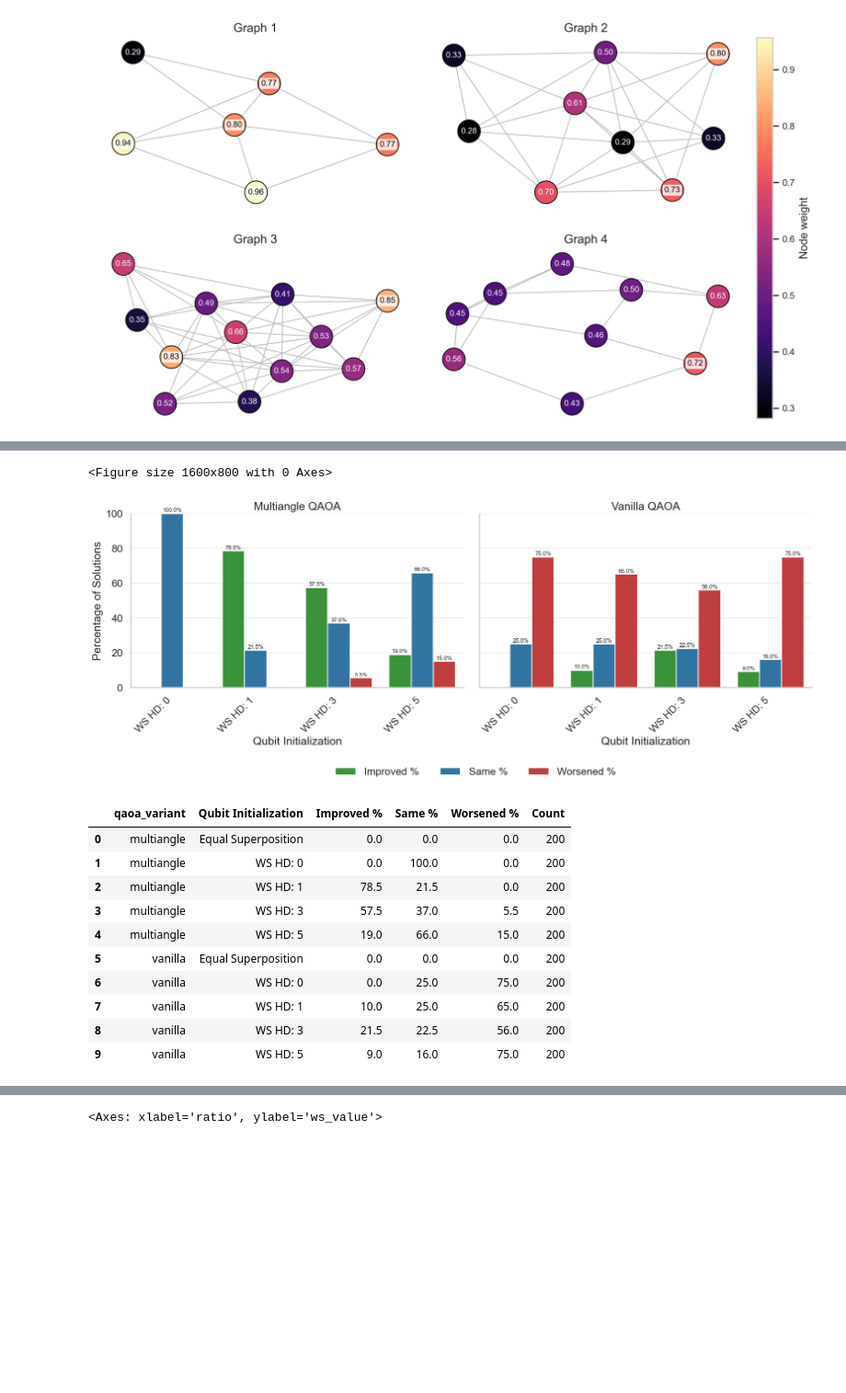
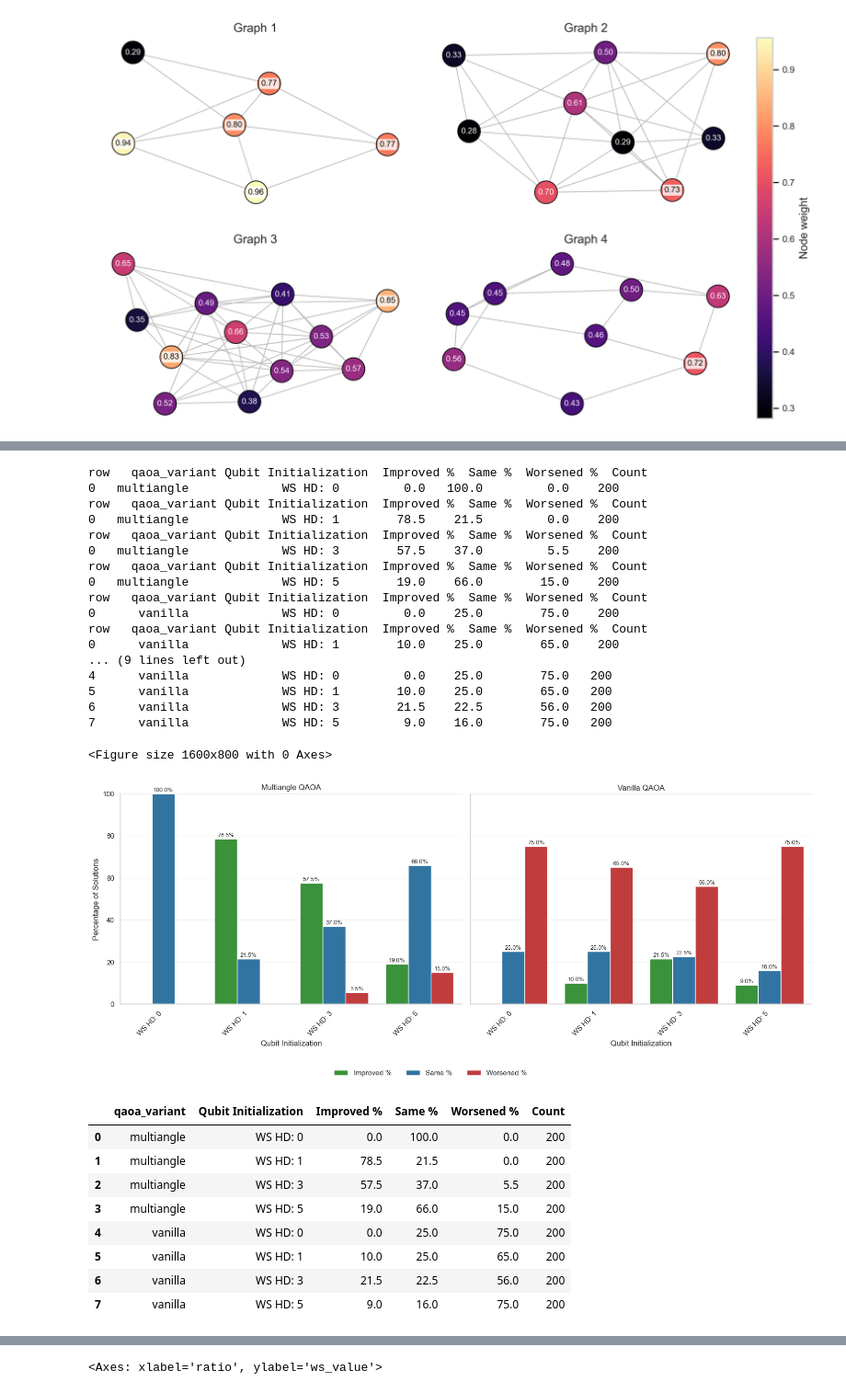
Before and after one commit to Smeidir/QAOA, a Jupyter notebook: results_visualizer.ipynb, the cells around one changed output, grey strips where cells are left out. Shown at 92% size. Drawn from its saved outputs; the diff is of its cells as text; code cells hidden in the pictures; blank space fills up the shorter version.

```diff
--- a/results_visualizer.ipynb
+++ b/results_visualizer.ipynb
@@ -586,5 +730,7 @@ TypeError: 'NoneType' object is not iterable
 # %%
-df_ws = results.copy()
+df_ws = results[results['backend_mode']=='statevector'].copy()
+df_ws['hamming_dist'] = df_ws['hamming_dist'].astype(int)
+
 df_ws['actual_improvement'] = np.where(
     df_ws['ws_value'].notnull(),
     df_ws['ws_value'] - df_ws['quantum_obj_value'],
@@ -619,18 +765,17 @@ ws_all = df_ws.copy()
 
 # Filter out Equal Superposition for the visualization
 ws_all_filtered = ws_all[ws_all['Qubit Initialization'] != 'Equal Superposition']
-
+ws_all_filtered['Qubit Initialization'].unique()
 # Create a figure for both variants together
 plt.figure(figsize=(16, 8))
 
 # For each initialization type and QAOA variant, compute improvement statistics
 for qaoa_var in ['multiangle', 'vanilla']:
-    ws_filtered = ws_all[ws_all['qaoa_variant'] == qaoa_var]
+    ws_filtered = ws_all_filtered[ws_all_filtered['qaoa_variant'] == qaoa_var]
 
     for init_type in ws_filtered['Qubit Initialization'].unique():
         subset = ws_filtered[ws_filtered['Qubit Initialization'] == init_type]
         total = len(subset)
-
         if total > 0:  # Only process if we have data for this combination
             # Calculate percentages
             improved = (subset['actual_improvement'] > 0.0001).sum() / total * 100
@@ -646,11 +791,11 @@ for qaoa_var in ['multiangle', 'vanilla']:
                 'Worsened %': [worsened],
                 'Count': [total]
             })
+            print('row',new_row)
             improvement_stats = pd.concat([improvement_stats, new_row], ignore_index=True)
-
+print(improvement_stats)
 # Sort by initialization type and variant
 improvement_stats = improvement_stats.sort_values(['qaoa_variant', 'Qubit Initialization'])
-
 # Create a nice visualization with both variants side by side
 # Filter out Equal Superposition for the visualization
 improvement_stats_filtered = improvement_stats[improvement_stats['Qubit Initialization'] != 'Equal Superposition']
@@ -660,17 +805,16 @@ improvement_stats_melted = pd.melt(
     value_vars=['Improved %', 'Same %', 'Worsened %'],
     var_name='Result', value_name='Percentage'
 )
-
 # Set up a custom color palette
 palette = {'Improved %': '#2ca02c', 'Same %': '#1f77b4', 'Worsened %': '#d62728'}
 
 # Create a grouped bar chart with both variants side by side
 ax = sns.catplot(
+    data=improvement_stats_melted,
     x='Qubit Initialization',
     y='Percentage',
     hue='Result',
     col='qaoa_variant',
-    data=improvement_stats_melted,
     kind='bar',
     palette=palette,
     height=6, aspect=1.2
@@ -702,43 +846,58 @@ for ax_i in ax.axes[0]:
     ax_i.set_xticklabels(ax_i.get_xticklabels(), rotation=45, ha='right')
 
 # Capitalize first letter of each subplot title
 for ax_i, title in zip(ax.axes[0], ['Multiangle', 'Vanilla']):
     ax_i.set_title(f"{title} QAOA")
 
 plt.tight_layout()
 plt.savefig('warm_start_improvement_stats_combined.pdf', bbox_inches='tight')
 plt.show()
 
 # Display the detailed table
 display(improvement_stats.round(2))
 
 
 # Create a figure and analyze runtime performance
 plt.figure(figsize=(14, 8))
 
 # Plot runtime distribution by QAOA variant
 sns.kdeplot(data=df_ws, x='quantum_func_evals', hue='qaoa_variant', palette='viridis', linewidth=3)
 
 # Set plot styling
 plt.title('Runtime by QAOA Variant', fontsize=16)
 plt.ylabel('Density', fontsize=14)
 plt.xlabel('Number of Function Evaluations', fontsize=14)
 plt.xlim((0,5000))
 plt.grid(alpha=0.3)
 plt.tight_layout()
 plt.savefig('runtime_by_qaoa_variant.pdf', bbox_inches='tight')
 plt.show()
 # %% [output]
-<Figure size 1600x800 with 0 Axes>
+row   qaoa_variant Qubit Initialization  Improved %  Same %  Worsened %  Count
+0   multiangle             WS HD: 0         0.0   100.0         0.0    200
+row   qaoa_variant Qubit Initialization  Improved %  Same %  Worsened %  Count
+0   multiangle             WS HD: 1        78.5    21.5         0.0    200
+row   qaoa_variant Qubit Initialization  Improved %  Same %  Worsened %  Count
+0   multiangle             WS HD: 3        57.5    37.0         5.5    200
+row   qaoa_variant Qubit Initialization  Improved %  Same %  Worsened %  Count
+0   multiangle             WS HD: 5        19.0    66.0        15.0    200
+row   qaoa_variant Qubit Initialization  Improved %  Same %  Worsened %  Count
+0      vanilla             WS HD: 0         0.0    25.0        75.0    200
+row   qaoa_variant Qubit Initialization  Improved %  Same %  Worsened %  Count
+0      vanilla             WS HD: 1        10.0    25.0        65.0    200
+... (9 lines left out)
+4      vanilla             WS HD: 0         0.0    25.0        75.0   200
+5      vanilla             WS HD: 1        10.0    25.0        65.0   200
+6      vanilla             WS HD: 3        21.5    22.5        56.0   200
+7      vanilla             WS HD: 5         9.0    16.0        75.0   200
+<Figure size 1600x800 with 0 Axes>
-[figure, old version]
+[figure, new version]
 |  | qaoa_variant | Qubit Initialization | Improved % | Same % | Worsened % | Count |
-| 0 | multiangle | Equal Superposition | 0.0 | 0.0 | 0.0 | 200 |
-| 1 | multiangle | WS HD: 0 | 0.0 | 100.0 | 0.0 | 200 |
-| 2 | multiangle | WS HD: 1 | 78.5 | 21.5 | 0.0 | 200 |
-| 3 | multiangle | WS HD: 3 | 57.5 | 37.0 | 5.5 | 200 |
-| 4 | multiangle | WS HD: 5 | 19.0 | 66.0 | 15.0 | 200 |
-| 5 | vanilla | Equal Superposition | 0.0 | 0.0 | 0.0 | 200 |
-| 6 | vanilla | WS HD: 0 | 0.0 | 25.0 | 75.0 | 200 |
-| 7 | vanilla | WS HD: 1 | 10.0 | 25.0 | 65.0 | 200 |
-| 8 | vanilla | WS HD: 3 | 21.5 | 22.5 | 56.0 | 200 |
-| 9 | vanilla | WS HD: 5 | 9.0 | 16.0 | 75.0 | 200 |
+| 0 | multiangle | WS HD: 0 | 0.0 | 100.0 | 0.0 | 200 |
+| 1 | multiangle | WS HD: 1 | 78.5 | 21.5 | 0.0 | 200 |
+| 2 | multiangle | WS HD: 3 | 57.5 | 37.0 | 5.5 | 200 |
+| 3 | multiangle | WS HD: 5 | 19.0 | 66.0 | 15.0 | 200 |
+| 4 | vanilla | WS HD: 0 | 0.0 | 25.0 | 75.0 | 200 |
+| 5 | vanilla | WS HD: 1 | 10.0 | 25.0 | 65.0 | 200 |
+| 6 | vanilla | WS HD: 3 | 21.5 | 22.5 | 56.0 | 200 |
+| 7 | vanilla | WS HD: 5 | 9.0 | 16.0 | 75.0 | 200 |
```
Also changed, not shown: parts of 10 cells of this notebook, 19 other files.
